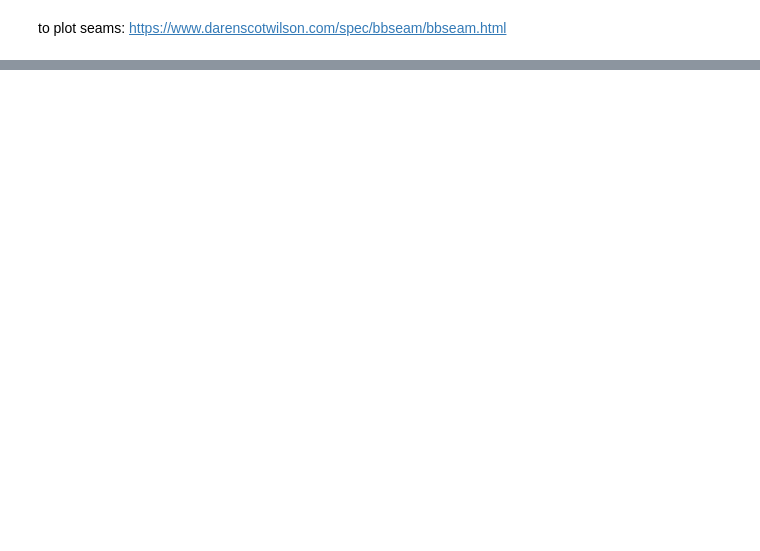
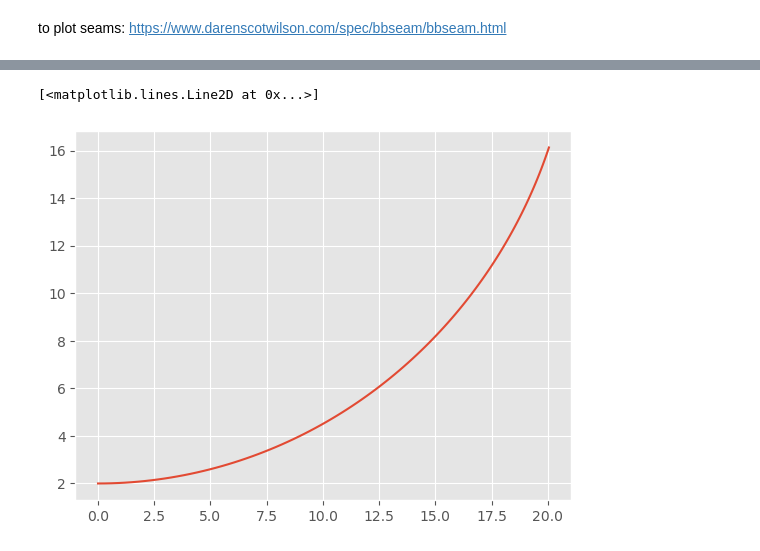
Before and after one commit to jistanto/honors-contract, a Jupyter notebook: Work/scratch.ipynb, the cells around one changed output, grey strips where cells are left out. Drawn from its saved outputs; the diff is of its cells as text; code cells hidden in the pictures; blank space fills up the shorter version.

```diff
--- a/Work/scratch.ipynb
+++ b/Work/scratch.ipynb
@@ -222,0 +287,9 @@ to plot seams: https://www.darenscotwilson.com/spec/bbseam/bbseam.html
+# %%
+r = simulate_baseball([30,0,0],omega = 0.001 * np.array([0,0,1]),R_homeplate = 20,knuckleball=True)
+idx = 2
+# plt.plot(r[:,0],r[:,idx],r2[:,0],r2[:,idx])
+plt.plot(r[:,1],r[:,idx]) # distance to home versus height?
+# plt.xlabel('time (s)')
+# %% [output]
+[<matplotlib.lines.Line2D at 0x...>]
+[figure, added]
```
Also changed, not shown: parts of 12 cells of this notebook, 1 other file.
